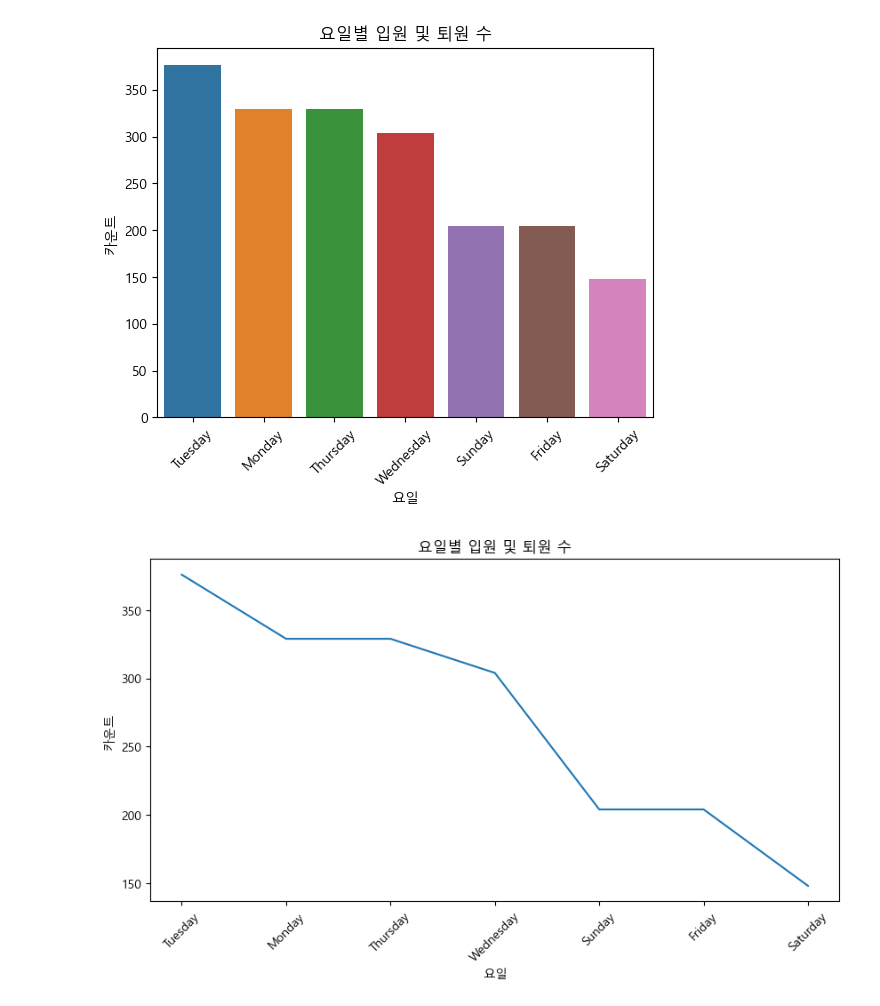
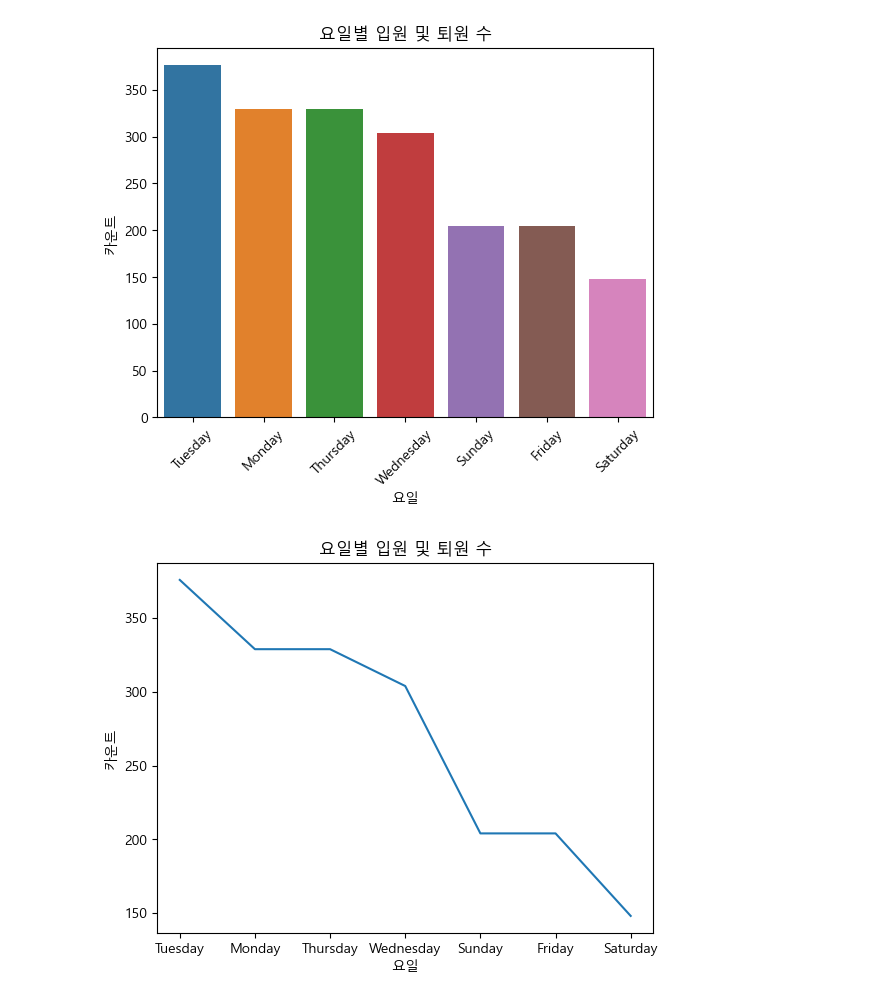
Before and after one commit to araya1203/study_data_analytics, a Jupyter notebook: codes/pandass/ResurrenceOfSurgery_TimeSeries_quest.ipynb, the cells around one changed output. Saved outputs shown, nothing was run; the diff lists cells and outputs as text; code cells hidden in the pictures.

```diff
--- a/codes/pandass/ResurrenceOfSurgery_TimeSeries_quest.ipynb
+++ b/codes/pandass/ResurrenceOfSurgery_TimeSeries_quest.ipynb
@@ -154,12 +154,12 @@ plt.show()
 day_counts = df_ROS['입원일자_datetime_day'].value_counts().sort_index()
 # %%
 # 선 그래프 그리기
-plt.figure(figsize=(10, 5))
+# plt.figure(figsize=(10, 5))
 sns.lineplot(x=day_counts.index, y=day_counts.values)
 plt.xlabel('요일')
 plt.ylabel('카운트')
 plt.title('요일별 입원 및 퇴원 수')
-plt.xticks(rotation=45)
+
 plt.show()
 # %% [output]
-[figure, old version]
+[figure, new version]
```
